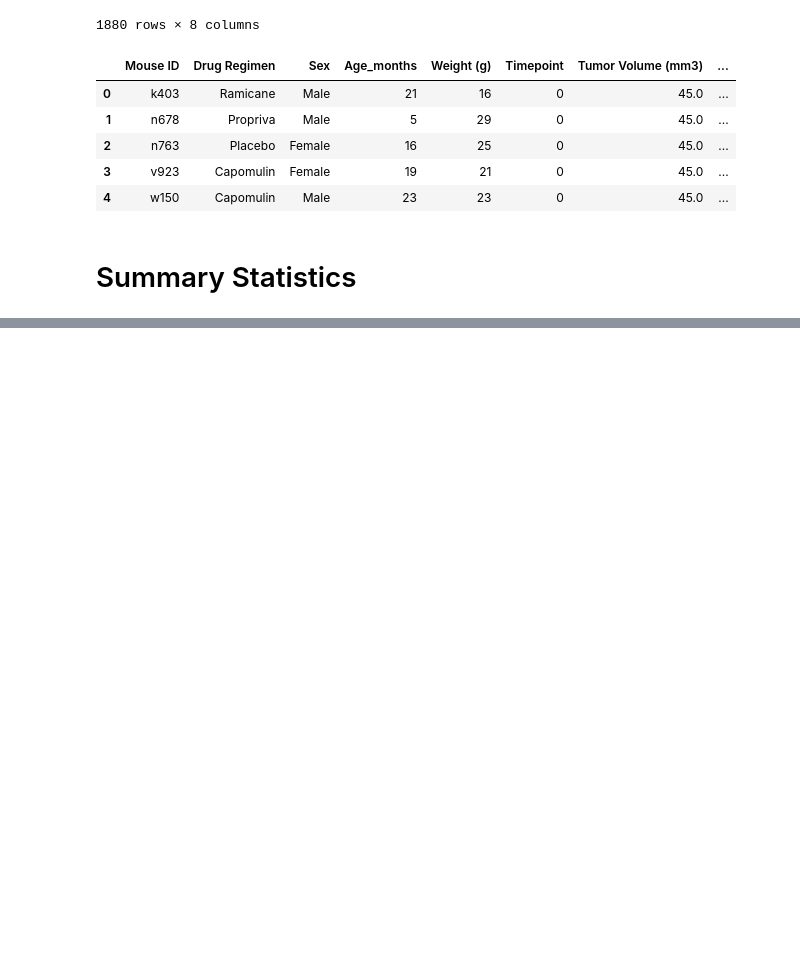
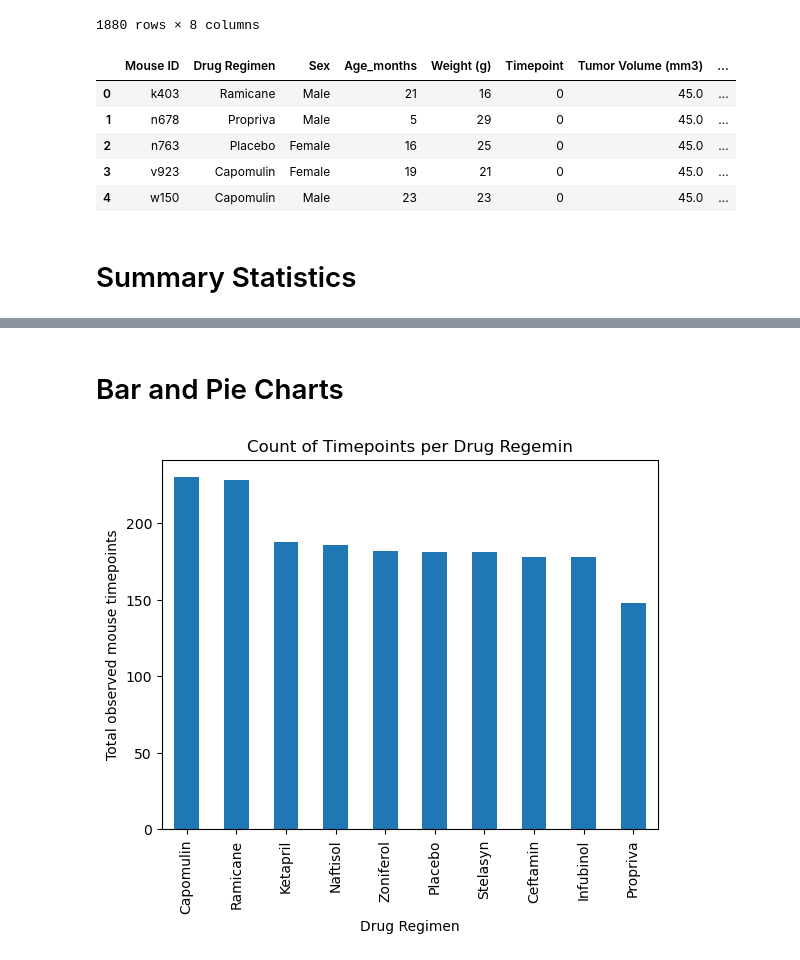
Before and after one commit to jyeags45/Module_5_assignement, a Jupyter notebook: Mice Data.ipynb, the cells around one changed output, grey strips where cells are left out. Drawn from its saved outputs; the diff is of its cells as text; code cells hidden in the pictures; blank space fills up the shorter version.

Commit message:
generating bar plots

```diff
--- a/Mice Data.ipynb
+++ b/Mice Data.ipynb
@@ -158,3 +156,17 @@ df_summary_statistics
 | Ramicane | 40.216745 | 40.673236 | 23.486704 | 4.846308 | ... |
 | Stelasyn | 54.233149 | 52.431737 | 59.450562 | 7.710419 | ... |
 | Zoniferol | 53.236507 | 51.818479 | 48.533355 | 6.966589 | ... |
+# %% [markdown]
+# Bar and Pie Charts
+# %%
+# Generate variable to get total number of observed times points per regimen
+num_observed_timepoints = df_cleaned_data.groupby(["Drug Regimen"])["Timepoint"].count()
+num_observed_timepoints = num_observed_timepoints.sort_values(ascending = False)
+# %%
+# bar plot showing the total number of timepoints for all mice tested for each drug regimen using pandas
+num_observed_timepoints.plot.bar()
+plt.ylabel("Total observed mouse timepoints")
+plt.title("Count of Timepoints per Drug Regemin")
+plt.show()
+# %% [output]
+[figure, added]
```
Also changed, not shown: parts of 3 cells of this notebook.
